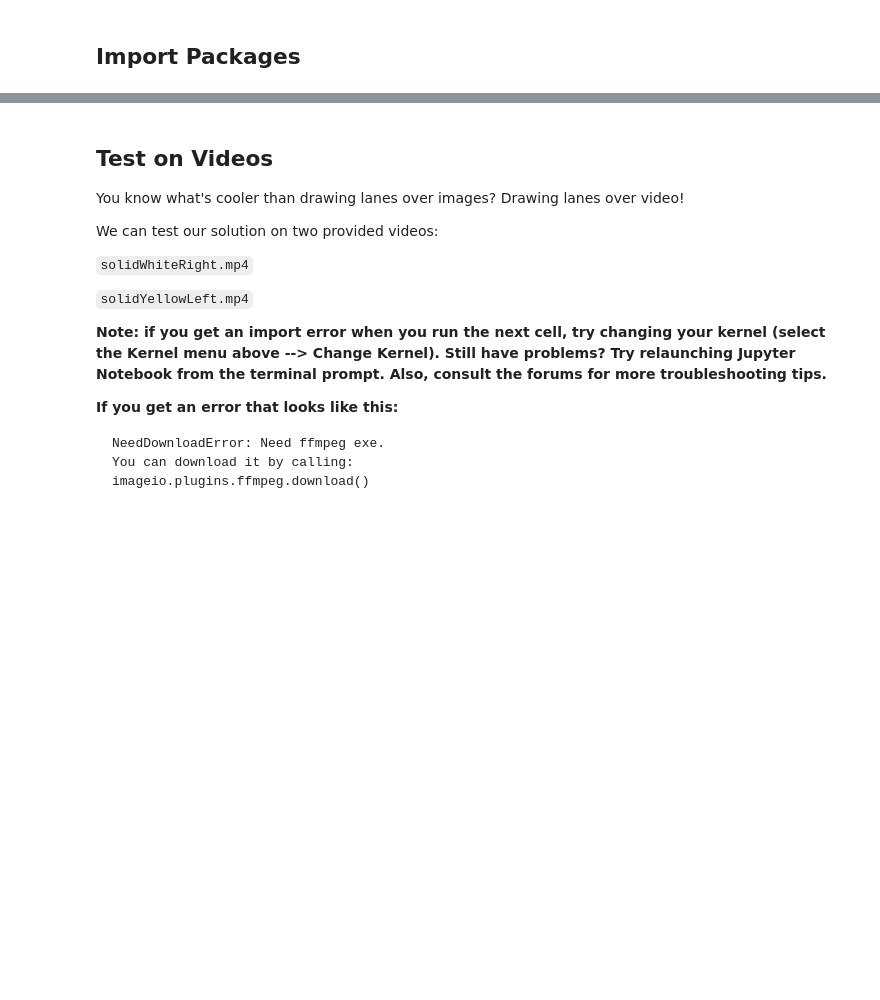
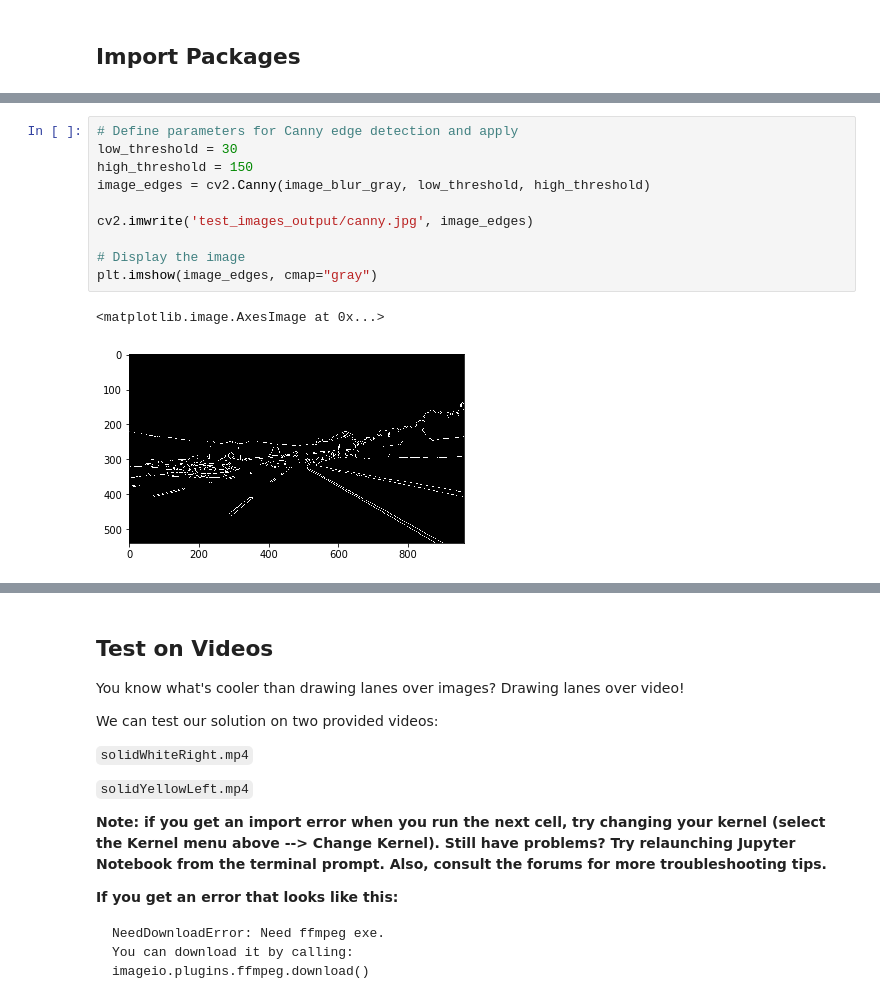
Before and after one commit to ninemillionbicycles/CarND-LaneLines-P1, a Jupyter notebook: P1.ipynb, the cells around one changed output, grey strips where cells are left out. Saved outputs shown, nothing was run; the diff lists cells and outputs as text; blank space fills up the shorter version.

```diff
--- a/P1.ipynb
+++ b/P1.ipynb
@@ -170,0 +90,13 @@ def weighted_img(img, initial_img, α=0.8, β=1., γ=0.):
+# %%
+# Define parameters for Canny edge detection and apply
+low_threshold = 30
+high_threshold = 150
+image_edges = cv2.Canny(image_blur_gray, low_threshold, high_threshold)
+
+cv2.imwrite('test_images_output/canny.jpg', image_edges)
+
+# Display the image
+plt.imshow(image_edges, cmap="gray")
+# %% [output]
+<matplotlib.image.AxesImage at 0x...>
+[figure, added]
```
Also changed, not shown: parts of 33 cells of this notebook, 1 other file.
